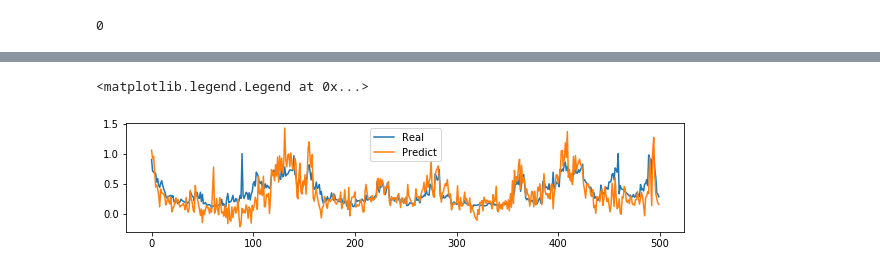
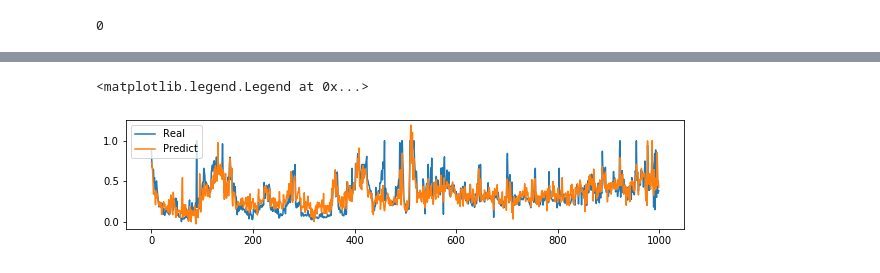
Before and after one commit to sogangori/NH_machine_learning, a Jupyter notebook: day4_tensorflow_liner_regression_house_price_predict.ipynb, the cells around one changed output, grey strips where cells are left out. Saved outputs shown, nothing was run; the diff lists cells and outputs as text; code cells hidden in the pictures.

```diff
--- a/day4_tensorflow_liner_regression_house_price_predict.ipynb
+++ b/day4_tensorflow_liner_regression_house_price_predict.ipynb
@@ -10,7 +10,7 @@ import matplotlib.pyplot as plt
 df = pd.read_csv('./datasets/housing.csv')
 df.shape
 #df = df.sample(1000) #데이터 1천개 제한
-df = df.iloc[:5000]
+df = df.iloc[:1000]
 # %%
 df['median_house_value'].plot()
 # %% [output]
@@ -94,5 +90,5 @@ sess.run(tf.global_variables_initializer())#변수 초기화, c의 malloc 과
 # %%
-for i in range(1000): #에포크(iteration) : 몇번 변수를 업데이트 하느냐
+for i in range(10000): #에포크(iteration) : 몇번 변수를 업데이트 하느냐
     sess.run(train)
-    if i%100==0:
+    if i%1000==0:
         print(i, sess.run(cost))
@@ -110,9 +95,9 @@ for i in range(1000): #에포크(iteration) : 몇번 변수를 업데이트 하
 # %%
 p = sess.run(hypothesis) #예측
 plt.figure(figsize=(10,2))
-plt.plot(yn[:500], label='Real')
-plt.plot(p[:500], label='Predict')
+plt.plot(yn[:], label='Real')
+plt.plot(p[:], label='Predict')
 plt.legend()
 # %% [output]
 <matplotlib.legend.Legend at 0x...>
-[figure, old version]
+[figure, new version]
```
Also changed, not shown: parts of 9 cells of this notebook, 7 other files.
